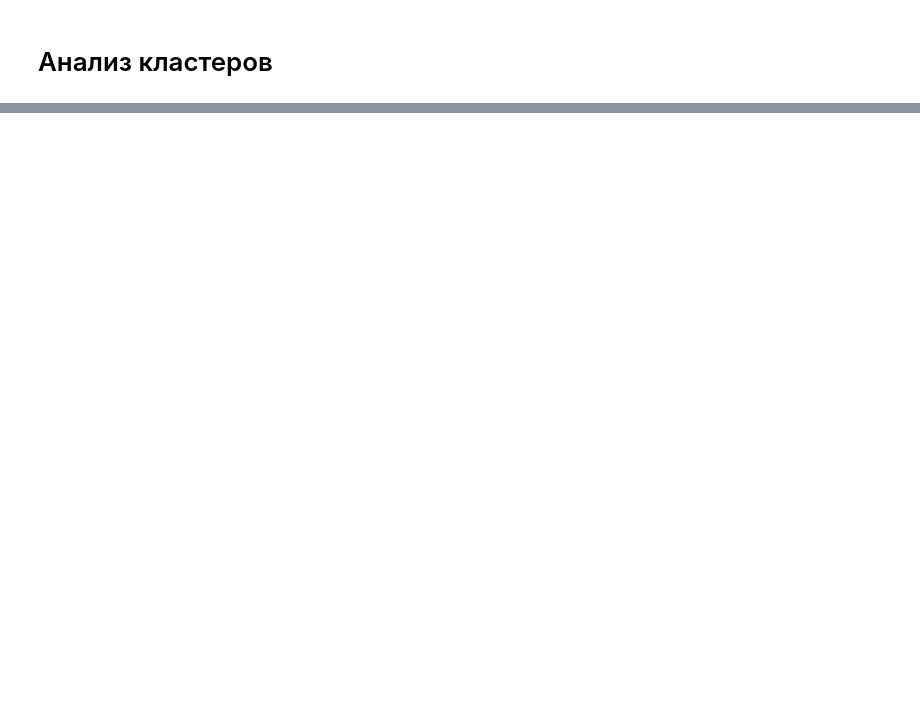
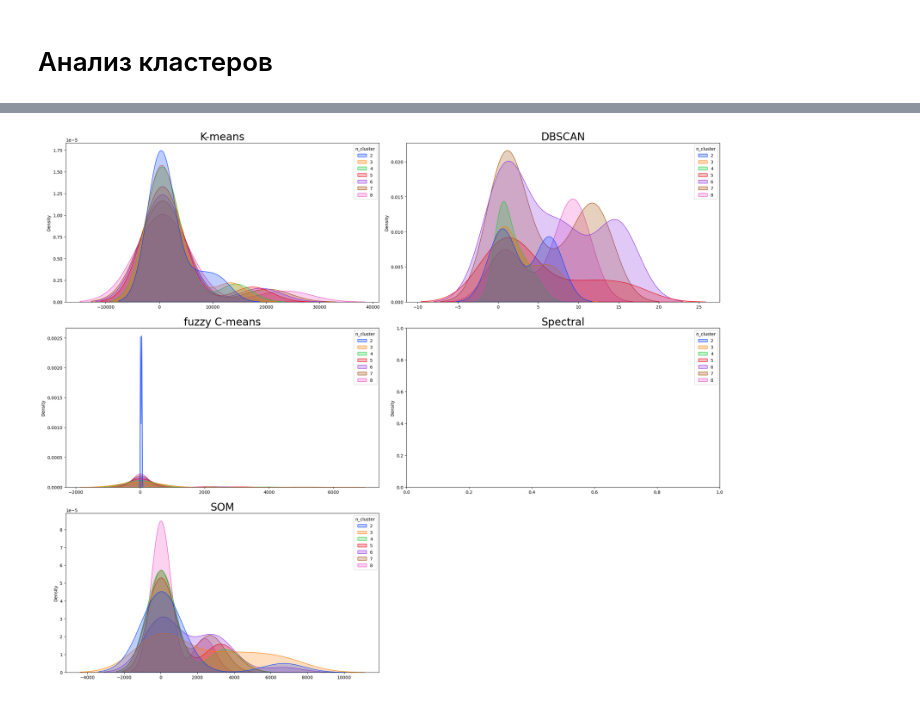
Before and after one commit to igmamedov/Classerizption-of-banks, a Jupyter notebook: banki_ru_parcer_finance/cluster_2023.ipynb, the cells around one changed output, grey strips where cells are left out. Saved outputs shown, nothing was run; the diff lists cells and outputs as text; code cells hidden in the pictures; blank space fills up the shorter version.

```diff
--- a/banki_ru_parcer_finance/cluster_2023.ipynb
+++ b/banki_ru_parcer_finance/cluster_2023.ipynb
@@ -794,0 +743,2 @@ df_total_notes.to_excel('df_spectral_result.xlsx', index = False)
+# %%
+df_total_notes = pd.concat([df_total_notes, df_notes])
@@ -794,0 +786,2 @@ df_total_notes.to_excel('df_spectral_result.xlsx', index = False)
+# %%
+df_total_notes = pd.concat([df_total_notes, df_notes])
@@ -796,0 +817,12 @@ df_total_notes.to_excel('df_spectral_result.xlsx', index = False)
+# %%
+def plot_metric_distr(df_total_notes, metric, num_clusters):
+    plt.figure(figsize=(22,26))
+    for idx, method in enumerate(df_total_notes['clusterng'].unique()):
+        plt.subplot(4,2,idx+1)
+        df = df_total_notes[(df_total_notes['clusterng'] == method) & (df_total_notes['n_cluster'].isin(num_clusters))]
+        sns.kdeplot(x= df[metric], shade=True, hue = df['n_cluster'], palette = 'bright')
+
+        plt.title(method, fontsize=24)
+        plt.xlabel(' ')
+        plt.tight_layout()
+        plt.subplots_adjust(top=0.88)
@@ -796,0 +833,4 @@ df_total_notes.to_excel('df_spectral_result.xlsx', index = False)
+# %%
+plot_metric_distr(df_total_notes, 'calinski_harabasz_score', num_clusters = [2,3,4,5,6,7,8])
+# %% [output]
+[figure, added]
```
Also changed, not shown: parts of 102 cells of this notebook.
